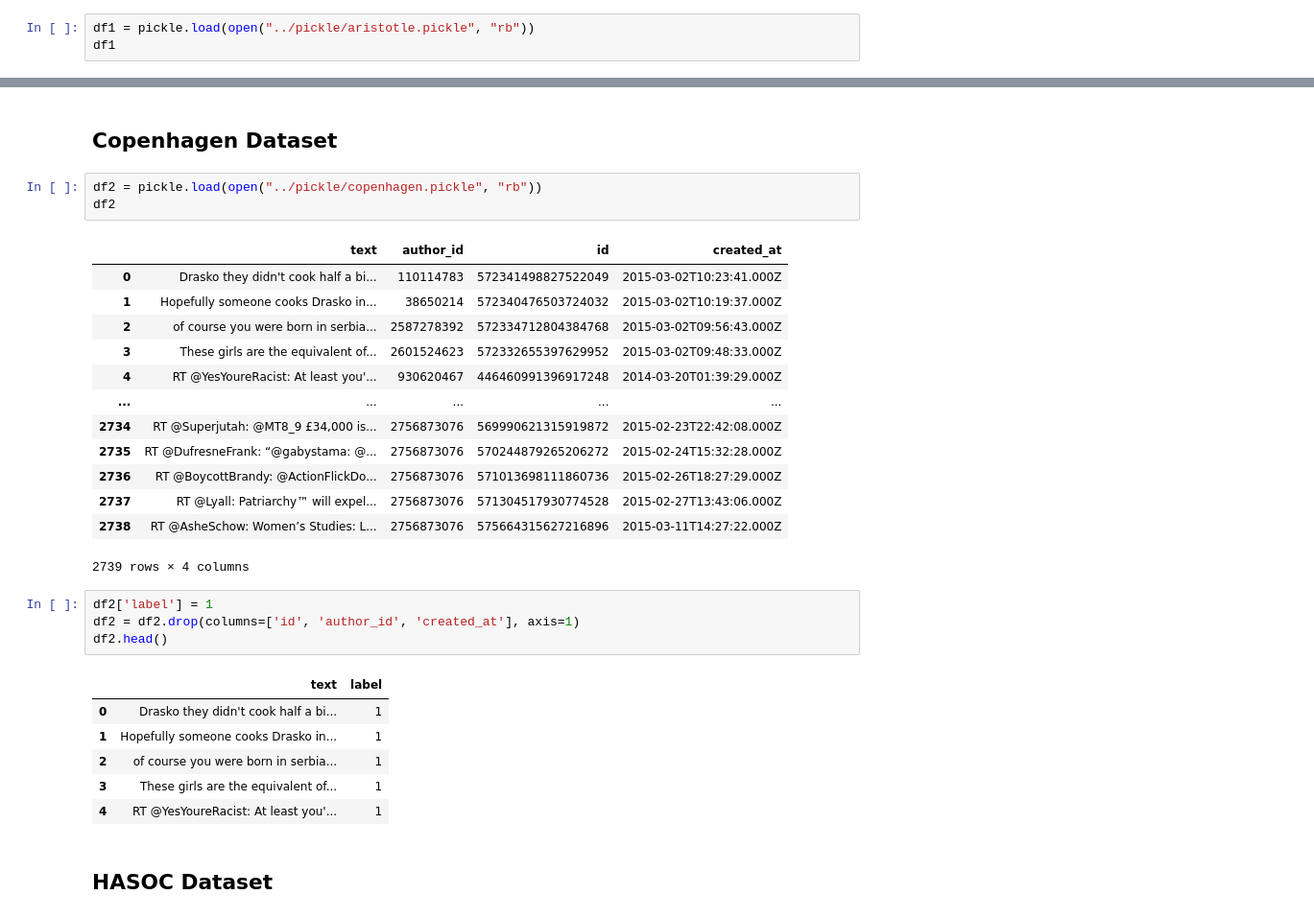
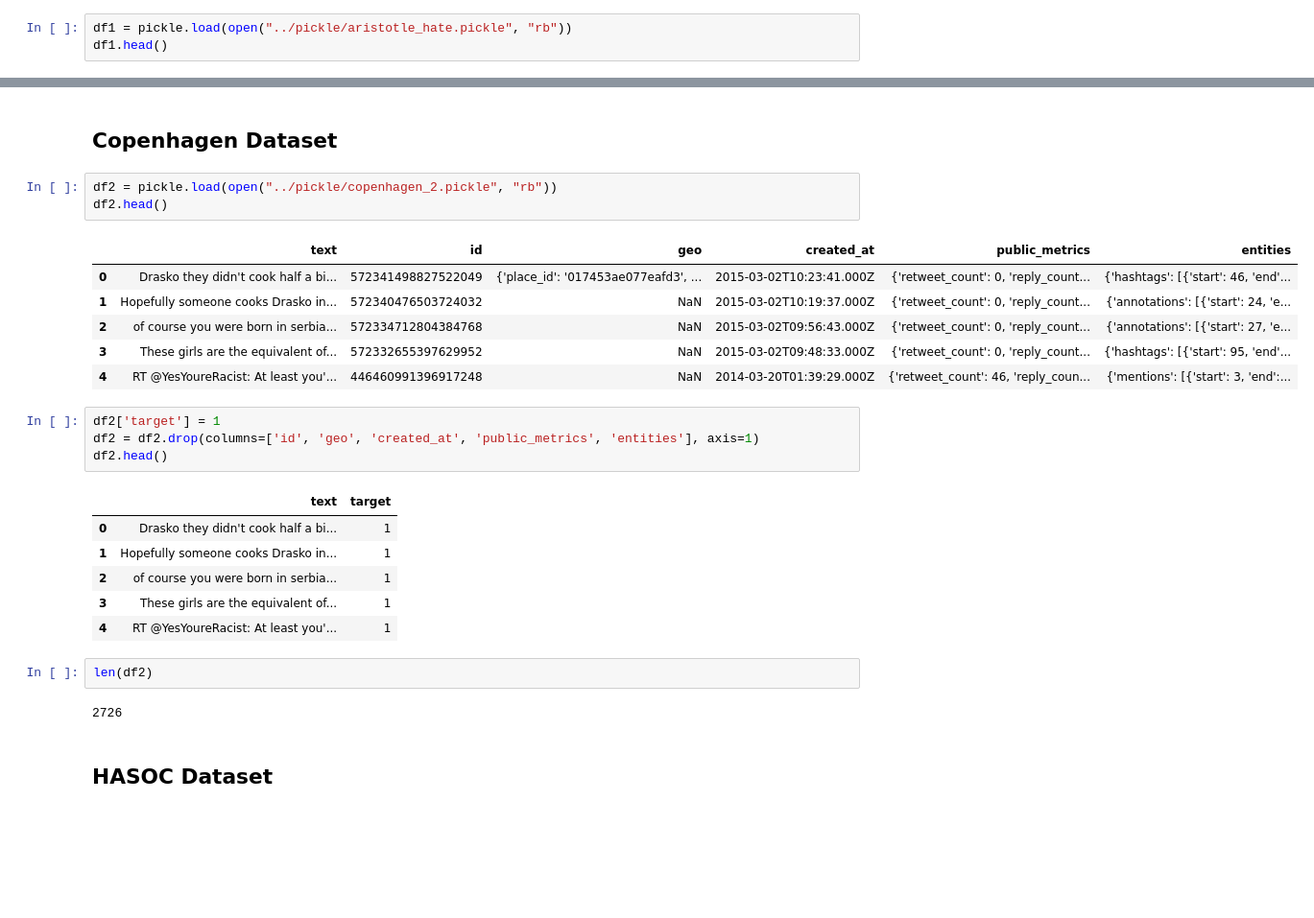
Before and after one commit to datascisteven/Automated-Hate-Tweet-Detection, a Jupyter notebook: notebooks/balanced.ipynb, the cells around one changed output, grey strips where cells are left out. Shown at 96% size. Cells and saved outputs as stored; diff of their text form; blank space fills up the shorter version.

```diff
--- a/notebooks/balanced.ipynb
+++ b/notebooks/balanced.ipynb
@@ -19,6 +18,6 @@ from sklearn.model_selection import train_test_split
 # %% [markdown]
 ## Aristotle Dataset
 # %%
-df1 = pickle.load(open("../pickle/aristotle.pickle", "rb"))
-df1
+df1 = pickle.load(open("../pickle/aristotle_hate.pickle", "rb"))
+df1.head()
 # %% [output]
@@ -49,33 +45,30 @@ df1.head()
 # %% [markdown]
 ## Copenhagen Dataset
 # %%
-df2 = pickle.load(open("../pickle/copenhagen.pickle", "rb"))
-df2
+df2 = pickle.load(open("../pickle/copenhagen_2.pickle", "rb"))
+df2.head()
 # %% [output]
-|  | text | author_id | id | created_at |
-| 0 | Drasko they didn't cook half a bi... | 110114783 | 572341498827522049 | 2015-03-02T10:23:41.000Z |
-| 1 | Hopefully someone cooks Drasko in... | 38650214 | 572340476503724032 | 2015-03-02T10:19:37.000Z |
-| 2 | of course you were born in serbia... | 2587278392 | 572334712804384768 | 2015-03-02T09:56:43.000Z |
-| 3 | These girls are the equivalent of... | 2601524623 | 572332655397629952 | 2015-03-02T09:48:33.000Z |
-| 4 | RT @YesYoureRacist: At least you'... | 930620467 | 446460991396917248 | 2014-03-20T01:39:29.000Z |
-| ... | ... | ... | ... | ... |
-| 2734 | RT @Superjutah: @MT8_9 £34,000 is... | 2756873076 | 569990621315919872 | 2015-02-23T22:42:08.000Z |
-| 2735 | RT @DufresneFrank: “@gabystama: @... | 2756873076 | 570244879265206272 | 2015-02-24T15:32:28.000Z |
-| 2736 | RT @BoycottBrandy: @ActionFlickDo... | 2756873076 | 571013698111860736 | 2015-02-26T18:27:29.000Z |
-| 2737 | RT @Lyall: Patriarchy™ will expel... | 2756873076 | 571304517930774528 | 2015-02-27T13:43:06.000Z |
-| 2738 | RT @AsheSchow: Women’s Studies: L... | 2756873076 | 575664315627216896 | 2015-03-11T14:27:22.000Z |
+|  | text | id | geo | created_at | public_metrics | entities |
+| 0 | Drasko they didn't cook half a bi... | 572341498827522049 | {'place_id': '017453ae077eafd3', ... | 2015-03-02T10:23:41.000Z | {'retweet_count': 0, 'reply_count... | {'hashtags': [{'start': 46, 'end'... |
+| 1 | Hopefully someone cooks Drasko in... | 572340476503724032 | NaN | 2015-03-02T10:19:37.000Z | {'retweet_count': 0, 'reply_count... | {'annotations': [{'start': 24, 'e... |
+| 2 | of course you were born in serbia... | 572334712804384768 | NaN | 2015-03-02T09:56:43.000Z | {'retweet_count': 0, 'reply_count... | {'annotations': [{'start': 27, 'e... |
+| 3 | These girls are the equivalent of... | 572332655397629952 | NaN | 2015-03-02T09:48:33.000Z | {'retweet_count': 0, 'reply_count... | {'hashtags': [{'start': 95, 'end'... |
+| 4 | RT @YesYoureRacist: At least you'... | 446460991396917248 | NaN | 2014-03-20T01:39:29.000Z | {'retweet_count': 46, 'reply_coun... | {'mentions': [{'start': 3, 'end':... |
-2739 rows × 4 columns
 # %%
-df2['label'] = 1
-df2 = df2.drop(columns=['id', 'author_id', 'created_at'], axis=1)
+df2['target'] = 1
+df2 = df2.drop(columns=['id', 'geo', 'created_at', 'public_metrics', 'entities'], axis=1)
 df2.head()
 # %% [output]
-|  | text | label |
+|  | text | target |
 | 0 | Drasko they didn't cook half a bi... | 1 |
 | 1 | Hopefully someone cooks Drasko in... | 1 |
 | 2 | of course you were born in serbia... | 1 |
 | 3 | These girls are the equivalent of... | 1 |
 | 4 | RT @YesYoureRacist: At least you'... | 1 |
+# %%
+len(df2)
+# %% [output]
+2726
 # %% [markdown]
 ## HASOC Dataset
 # %%
```
Also changed, not shown: parts of 20 cells of this notebook, 23 other files.
